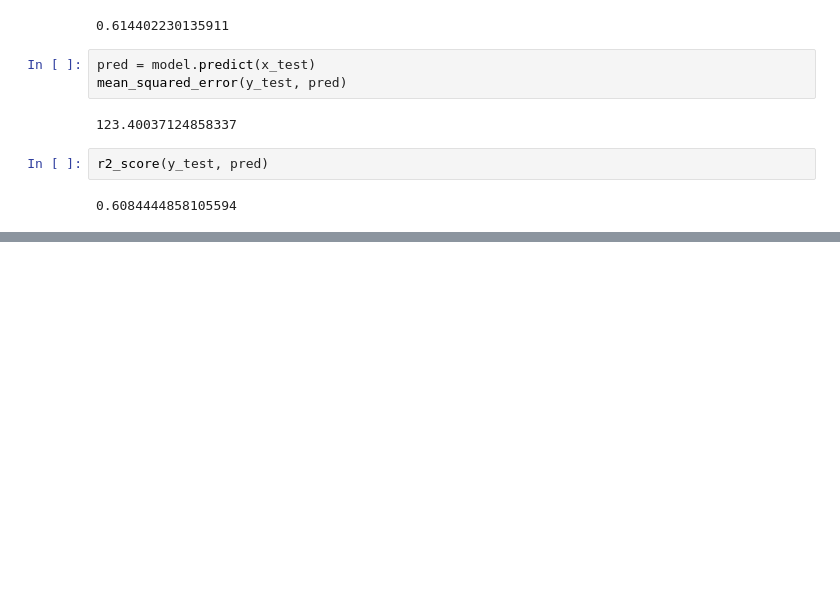
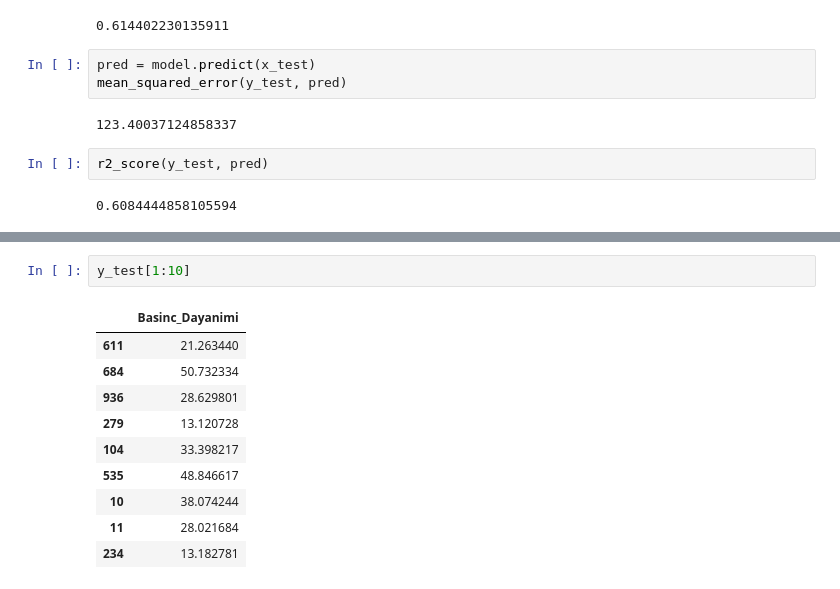
Before and after one commit to musa-fe/Machine_Learning, a Jupyter notebook: Regression.ipynb, the cells around one changed output, grey strips where cells are left out. Cells and saved outputs as stored; diff of their text form; blank space fills up the shorter version.

```diff
--- a/Regression.ipynb
+++ b/Regression.ipynb
@@ -198,0 +252,13 @@ r2_score(y_test, pred)
+# %%
+y_test[1:10]
+# %% [output]
+|  | Basinc_Dayanimi |
+| 611 | 21.263440 |
+| 684 | 50.732334 |
+| 936 | 28.629801 |
+| 279 | 13.120728 |
+| 104 | 33.398217 |
+| 535 | 48.846617 |
+| 10 | 38.074244 |
+| 11 | 28.021684 |
+| 234 | 13.182781 |
```
Also changed, not shown: parts of 25 cells of this notebook.
